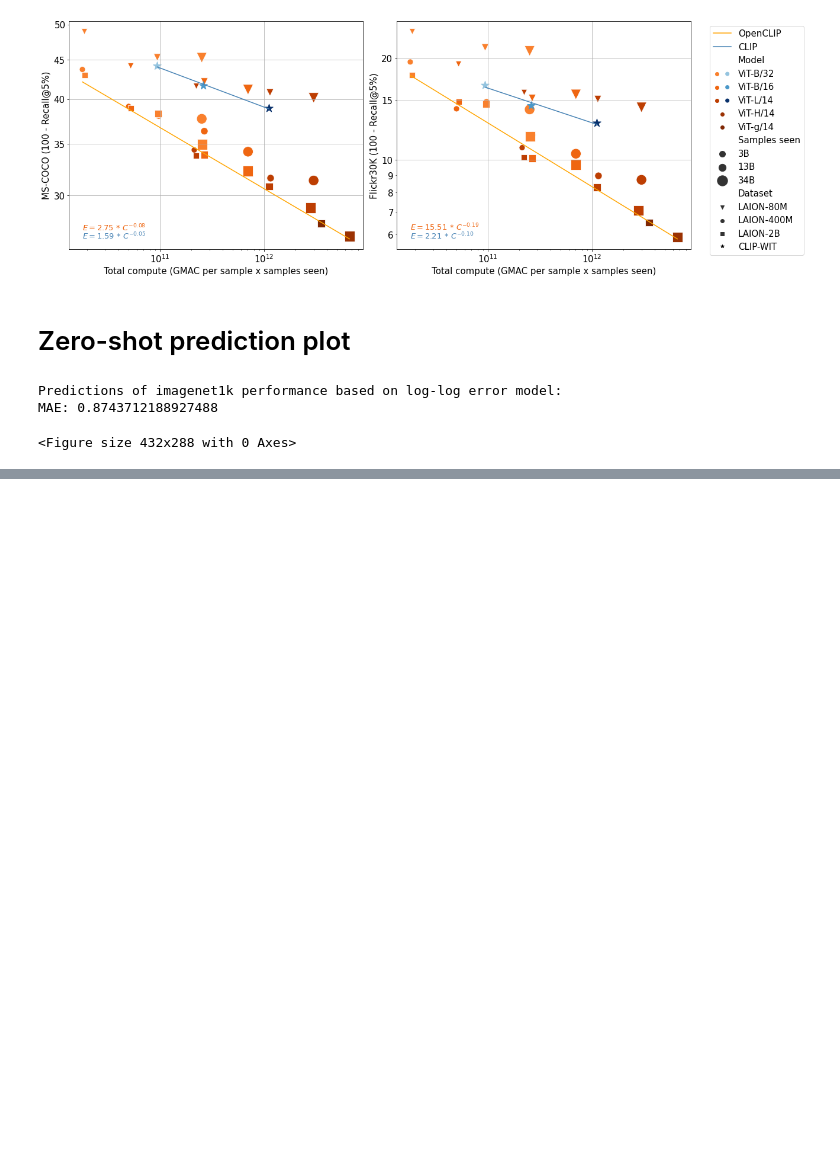
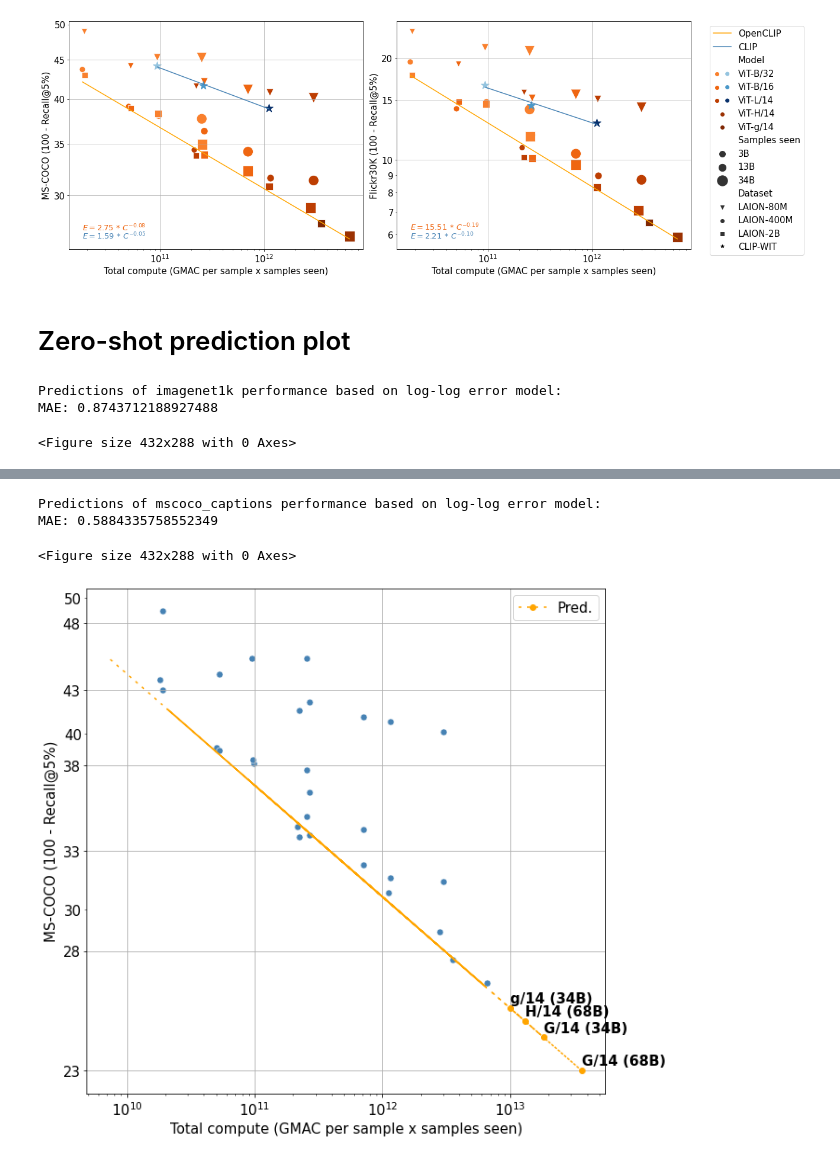
Before and after one commit to LAION-AI/scaling-laws-openclip, a Jupyter notebook: figures.ipynb, the cells around one changed output, grey strips where cells are left out. Cells and saved outputs as stored; diff of their text form; code cells hidden in the pictures; blank space fills up the shorter version.

```diff
--- a/figures.ipynb
+++ b/figures.ipynb
@@ -305,6 +306,7 @@ _3b = 80000415 * 32
 _13b = 407332084 * 32
 _34b = 407332084 * 84
 _68b = _34b * 2
+preds = []
 samples_seen = [
     _1b,
     _3b,
@@ -314,8 +316,8 @@ samples_seen = [
 ]
 samples_seen_names = ["1B", "3B", "13B", "34B", "68B"]
 archs = ["ViT-B-32", "ViT-B-16", "ViT-L-14", "ViT-H-14", "ViT-g-14", "ViT-G-14",]
-for target in ("imagenet1k",):
-#for target in ("imagenet1k", "mscoco_captions"):
+#for target in ("imagenet1k",):
+for target in ("imagenet1k", "mscoco_captions"):
     d = df[df.downstream_dataset==target]
     d = d[d.arch.isin(archs)]
     d = d.sort_values(by='gmacs_total')
@@ -340,6 +342,7 @@ for target in ("imagenet1k",):
                 "label": label,
             })
     df_pred = pd.DataFrame(rows)
+    preds.append(df_pred)
     df_pred['pred_acc%'] = 100 - df_pred['pred']
     df_pred['actual_acc%'] = 100 - df_pred['actual']
     has_gt = ~pd.isna(df_pred.actual)
@@ -349,7 +352,6 @@ for target in ("imagenet1k",):
     fig, ax = plt.subplots(figsize=(10,10), constrained_layout=False)
     d["styles"] = d.upstream_dataset.apply(lambda f:upstream_dataset_styles[f])
     d = d.sort_values(by=["Dataset source", "data_scale"])
-    #df_pred = pd.DataFrame({"x": x_pred, "y": (np.array(y_pred))*100, "label": pred_name })
     OUT_LEFT = [
         "B/32 (1B)",
         "B/16 (1B)",
@@ -377,33 +379,37 @@ for target in ("imagenet1k",):
     m = m_left | m_right
     ax.plot(df_pred.gmacs_total[~m], df_pred.pred[~m], color='orange')
     ax.plot(df_pred.gmacs_total[m_right], df_pred.pred[m_right], color='orange', linestyle=(0,  (2,4)))
     ax.plot(df_pred_out.gmacs_total, df_pred_out.pred, color='orange', marker='o',linestyle=(0,  (2,4)), label="Pred.")
     ax.plot(df_pred.gmacs_total[m_left], df_pred.pred[m_left], color='orange', linestyle=(0,  (2,4)))
     for _, row in df_pred_out.iterrows():
         plt.text(row.gmacs_total, row.pred+0.2, row.label, size='medium', color='black', weight='semibold')
     ax.set_xscale('log')
     ax.set_yscale('log')
     ax.yaxis.set_major_formatter(mticker.FormatStrFormatter('%d'))
     ax.yaxis.set_minor_formatter(mticker.ScalarFormatter())
     ax.set_xlabel("Total compute (GMAC per sample x samples seen)")
     ax.set_ylabel(f"{target_pretty[target]} {metric_pretty[default_err_metric[target]+'%']}")
     minv = df_pred.pred.min()-0.5
     maxv = df_pred.pred.max()
     unit = 5
     minv = int(unit * (minv // unit + 1))
     maxv = int(unit * (maxv // unit + 1))
     minv = (df_pred.pred.min())
     ax.grid(True,)
     ext = df_pred_out.pred.values.tolist()
     ax.set_yticks( list(np.arange(minv, maxv, unit))  )
     ax.legend().set_visible(True)
     plt.savefig(f"prediction_plot_{target}.pdf")
     plt.show()
 # %% [output]
 Predictions of imagenet1k performance based on log-log error model:
 MAE: 0.8743712188927488
 <Figure size 432x288 with 0 Axes>
 [figure]
+Predictions of mscoco_captions performance based on log-log error model:
+MAE: 0.5884335758552349
+<Figure size 432x288 with 0 Axes>
+[figure, added]
 # %%
 df_pred[['label', 'pred_acc%', 'actual_acc%']]
 # %% [output]
```
Also changed, not shown: parts of 6 cells of this notebook, 1 other file.
